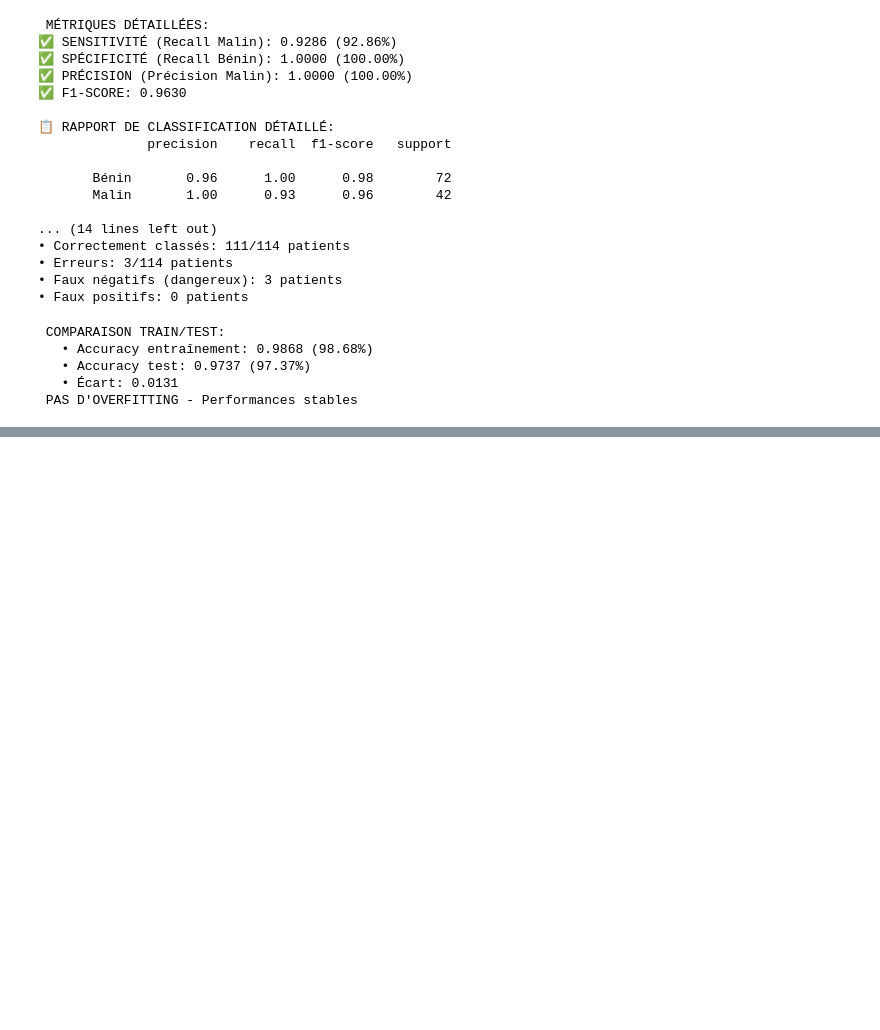
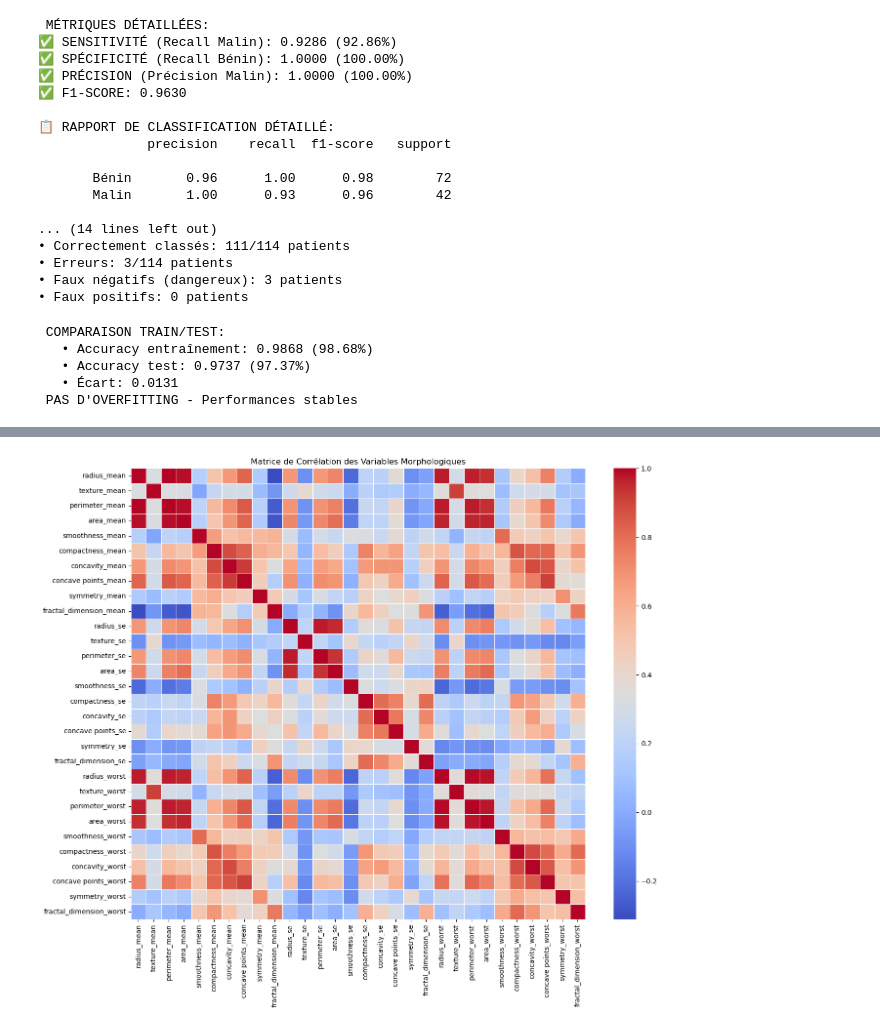
Before and after one commit to youssef060902/Algonomads_ML, a Jupyter notebook: Project.ipynb, the cells around one changed output, grey strips where cells are left out. Cells and saved outputs as stored; diff of their text form; code cells hidden in the pictures; blank space fills up the shorter version.

```diff
--- a/Project.ipynb
+++ b/Project.ipynb
@@ -203,0 +299,21 @@ else:
+# %%
+import matplotlib.pyplot as plt
+import seaborn as sns
+
+# Charger le dataset préparé (sans id, sans diagnosis)
+df_corr = df.drop(columns=["stage", "severity_score"], errors="ignore")
+
+# Matrice de corrélation
+corr_matrix = df_corr.corr()
+
+plt.figure(figsize=(15, 12))
+sns.heatmap(
+    corr_matrix,
+    cmap="coolwarm",
+    annot=False,
+    linewidths=0.5
+)
+plt.title("Matrice de Corrélation des Variables Morphologiques")
+plt.show()
+# %% [output]
+[figure, added]
```
Also changed, not shown: parts of 5 cells of this notebook, 2 other files.
